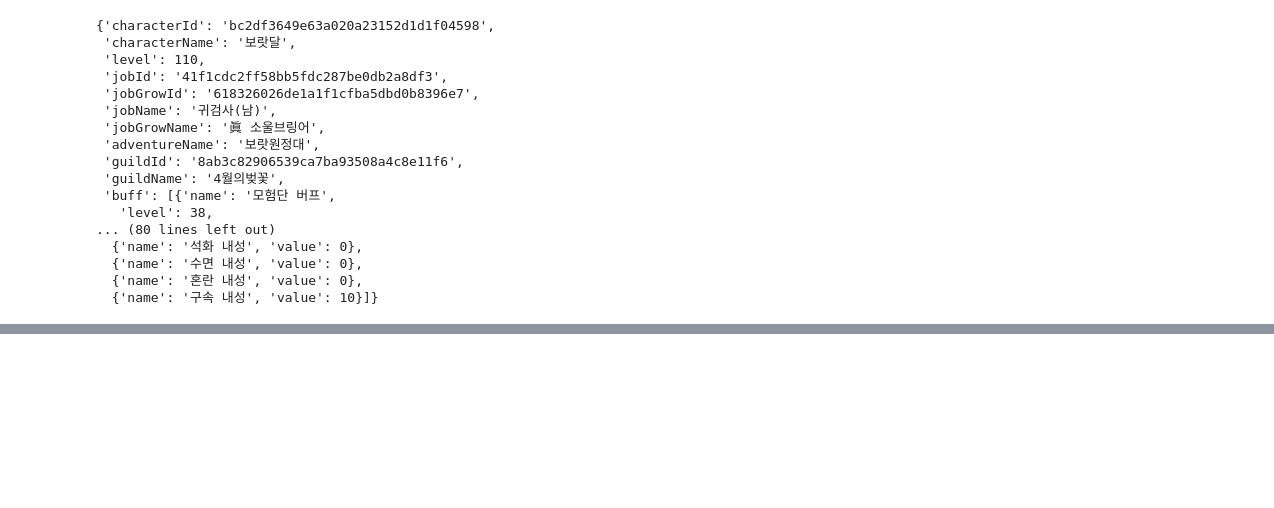
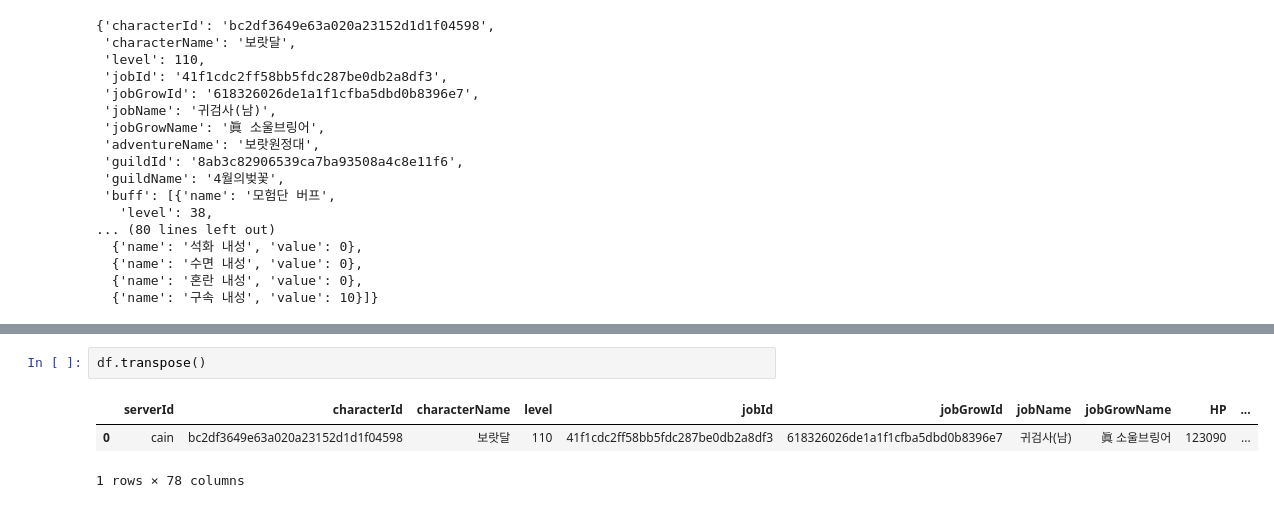
Before and after one commit to nbac406/dundam, a Jupyter notebook: Neople_api연습.ipynb, the cells around one changed output, grey strips where cells are left out. Cells and saved outputs as stored; diff of their text form; blank space fills up the shorter version.

```diff
--- a/Neople_api연습.ipynb
+++ b/Neople_api연습.ipynb
@@ -115,0 +407,6 @@ for i in b['status'] :
+# %%
+df.transpose()
+# %% [output]
+|  | serverId | characterId | characterName | level | jobId | jobGrowId | jobName | jobGrowName | HP | ... |
+| 0 | cain | bc2df3649e63a020a23152d1d1f04598 | 보랏달 | 110 | 41f1cdc2ff58bb5fdc287be0db2a8df3 | 618326026de1a1f1cfba5dbd0b8396e7 | 귀검사(남) | 眞 소울브링어 | 123090 | ... |
+1 rows × 78 columns
```
Also changed, not shown: parts of 42 cells of this notebook.
